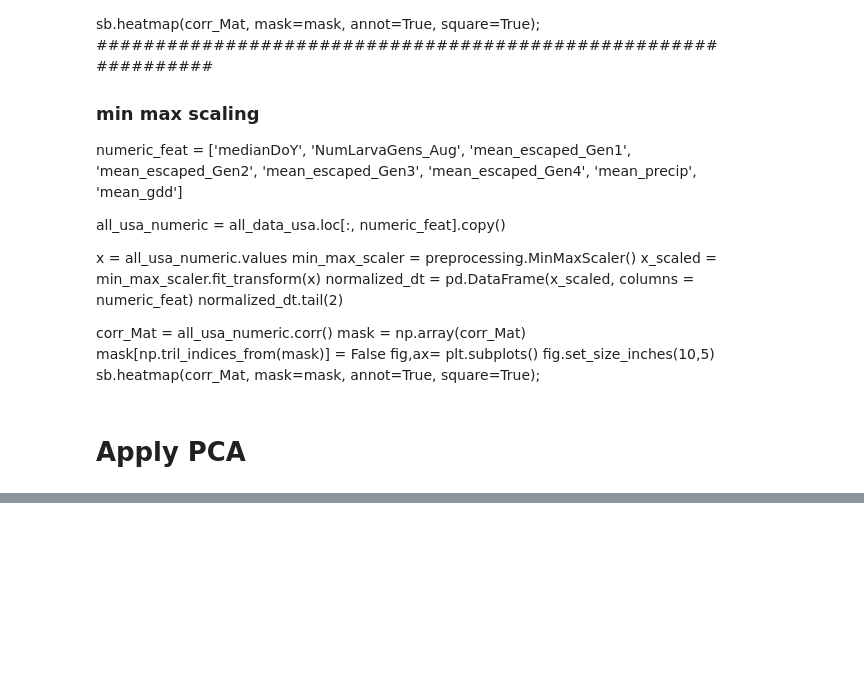
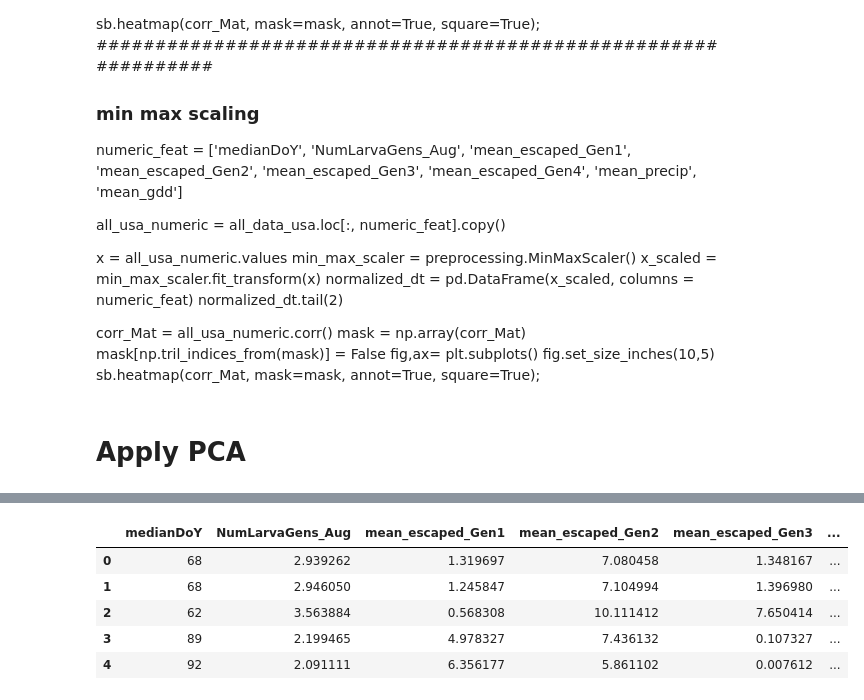
Before and after one commit to sunil21075/Ag, a Jupyter notebook: analogy/03_find_analogs/python_analogs/Analog_investigations.ipynb, the cells around one changed output, grey strips where cells are left out. Drawn from its saved outputs; the diff is of its cells as text; code cells hidden in the pictures; blank space fills up the shorter version.

```diff
--- a/analogy/03_find_analogs/python_analogs/Analog_investigations.ipynb
+++ b/analogy/03_find_analogs/python_analogs/Analog_investigations.ipynb
@@ -189,3 +215,12 @@ all_data_usa['location'][3]
+# %%
+two_locs_numeric.head()
+# %% [output]
+|  | medianDoY | NumLarvaGens_Aug | mean_escaped_Gen1 | mean_escaped_Gen2 | mean_escaped_Gen3 | ... |
+| 0 | 68 | 2.939262 | 1.319697 | 7.080458 | 1.348167 | ... |
+| 1 | 68 | 2.946050 | 1.245847 | 7.104994 | 1.396980 | ... |
+| 2 | 62 | 3.563884 | 0.568308 | 10.111412 | 7.650414 | ... |
+| 3 | 89 | 2.199465 | 4.978327 | 7.436132 | 0.107327 | ... |
+| 4 | 92 | 2.091111 | 6.356177 | 5.861102 | 0.007612 | ... |
 # %%
 one_loc = all_data_usa[all_data_usa['location'] == all_data_usa['location'][3]]
 one_loc_numeric = one_loc.loc[:, numeric_feat].copy()
```
Also changed, not shown: parts of 19 cells of this notebook, 5 other files.
